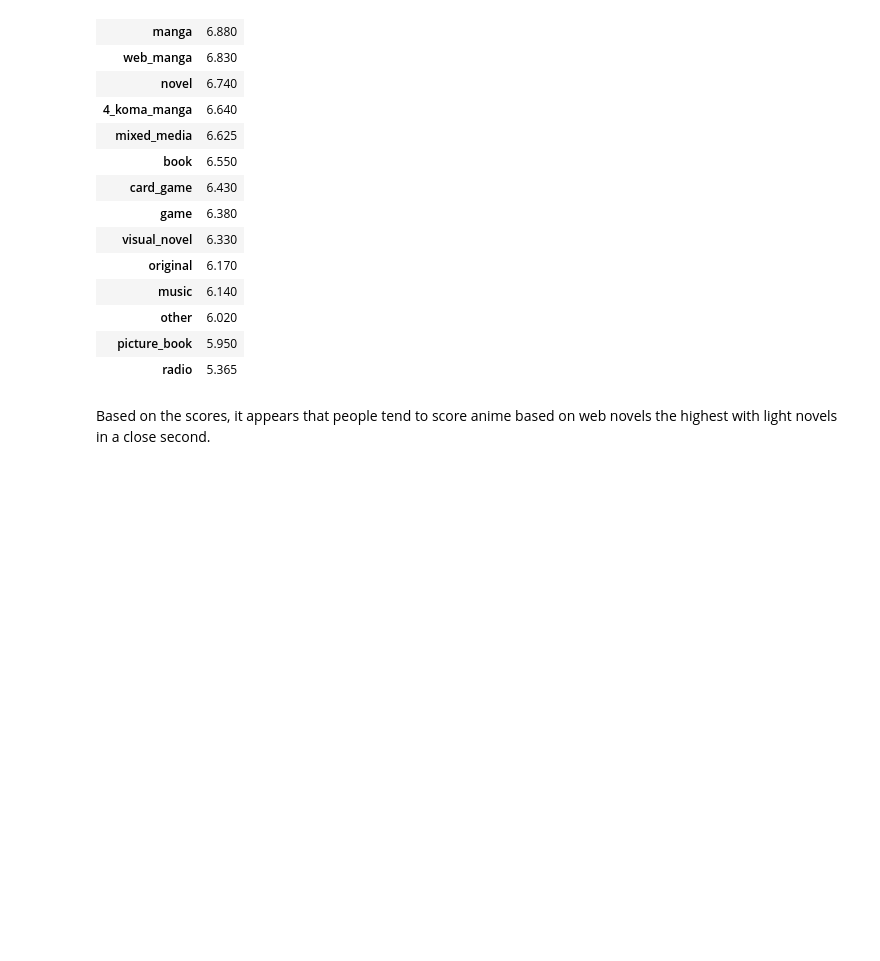
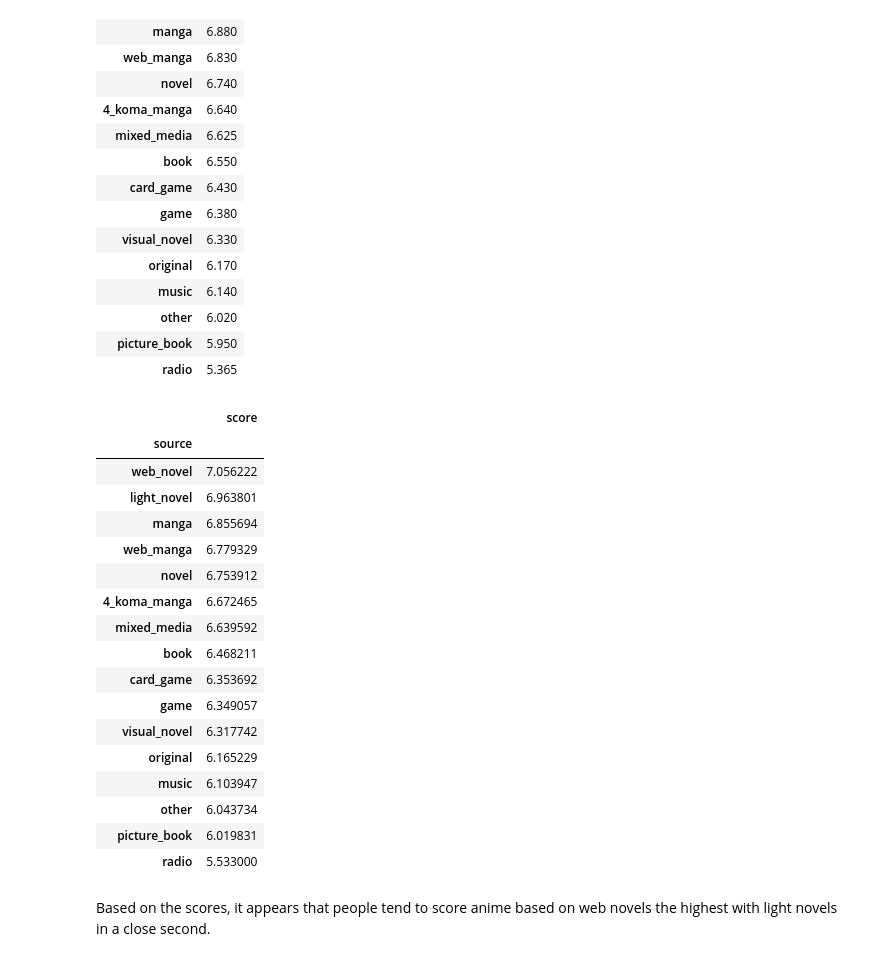
Before and after one commit to Sjue/Anime-Features, a Jupyter notebook: Cap2_EDA.ipynb, the cells around one changed output. Saved outputs shown, nothing was run; the diff lists cells and outputs as text; code cells hidden in the pictures; blank space fills up the shorter version.

```diff
--- a/Cap2_EDA.ipynb
+++ b/Cap2_EDA.ipynb
@@ -229,6 +270,27 @@ anime.groupby(['source']).agg({'score' : 'median'}).sort_values('score', ascendi
 | other | 6.020 |
 | picture_book | 5.950 |
 | radio | 5.365 |
+# %%
+anime.groupby(['source']).agg({'score' : 'mean'}).sort_values('score', ascending= False)
+# %% [output]
+|  | score |
+| source |  |
+| web_novel | 7.056222 |
+| light_novel | 6.963801 |
+| manga | 6.855694 |
+| web_manga | 6.779329 |
+| novel | 6.753912 |
+| 4_koma_manga | 6.672465 |
+| mixed_media | 6.639592 |
+| book | 6.468211 |
+| card_game | 6.353692 |
+| game | 6.349057 |
+| visual_novel | 6.317742 |
+| original | 6.165229 |
+| music | 6.103947 |
+| other | 6.043734 |
+| picture_book | 6.019831 |
+| radio | 5.533000 |
 # %% [markdown]
 Based on the scores, it appears that people tend to score anime based on web novels the highest with light novels in a close second.
 # %%
```
Also changed, not shown: parts of 16 cells of this notebook, 2 other files.
